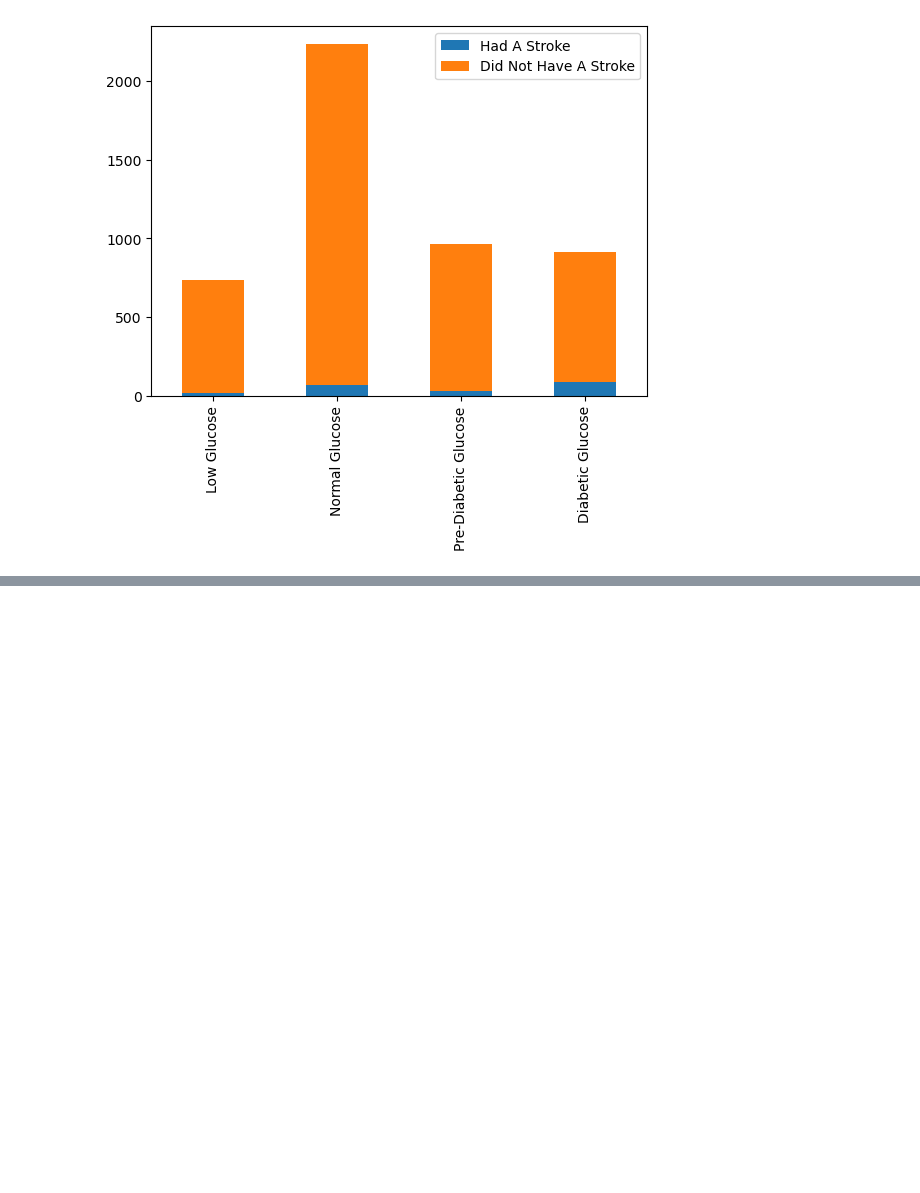
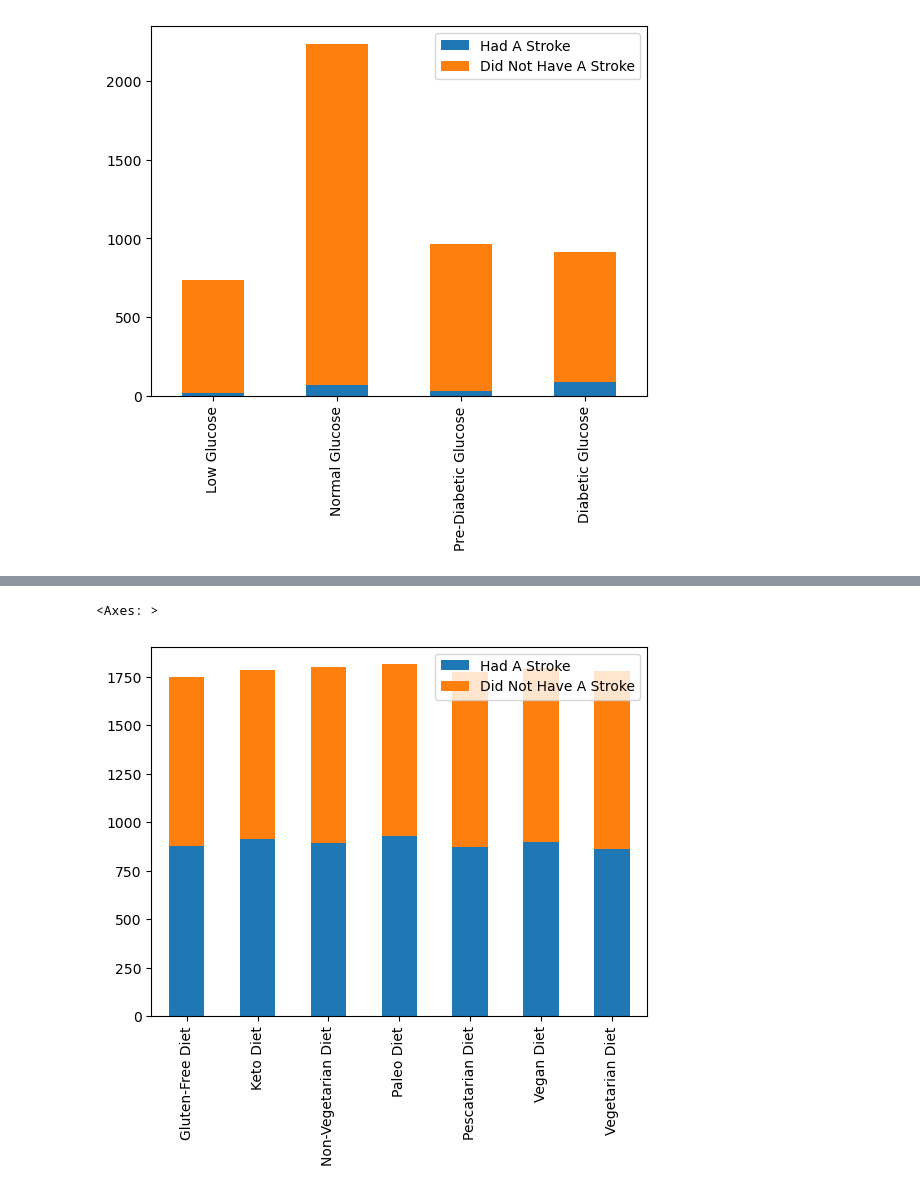
Before and after one commit to eeneedles/group-two-project-one, a Jupyter notebook: test_code_em.ipynb, the cells around one changed output, grey strips where cells are left out. Cells and saved outputs as stored; diff of their text form; code cells hidden in the pictures; blank space fills up the shorter version.

```diff
--- a/test_code_em.ipynb
+++ b/test_code_em.ipynb
@@ -618,0 +618,6 @@ activity_df.plot.bar(stacked=True)
+# %%
+# Find number of people in each diet category who have had a stroke (combined_prediction)
+stroke_df = combined_prediction_df.loc[combined_prediction_df['Diagnosis_y']=='Stroke']
+print("Diet of People Who Have Had a Stroke")
+stroke_diet = print_diet(stroke_df)
+stroke_diet
@@ -618,0 +640,6 @@ activity_df.plot.bar(stacked=True)
+# %%
+# Find number of people in each diet category who have not had a stroke (combined_prediction)
+no_stroke_df = combined_prediction_df.loc[combined_prediction_df['Diagnosis_y']=='No Stroke']
+print("Diet of People Who Have Not Had a Stroke")
+no_stroke_diet = print_diet(no_stroke_df)
+no_stroke_diet
@@ -618,0 +662,16 @@ activity_df.plot.bar(stacked=True)
+# %%
+# Gather keys for bar graph showing strokes per diet category
+diet_index = list(all_diets.keys())
+
+# Gather values for bar graph showing strokes per diet category
+diet_data = {
+    'Had A Stroke': list(stroke_diet.values()),
+    'Did Not Have A Stroke': list(no_stroke_diet.values())
+}
+
+# Plot stacked bar graph
+diet_df = pd.DataFrame(diet_data, index = diet_index)
+diet_df.plot.bar(stacked=True)
+# %% [output]
+<Axes: >
+[figure, added]
```
Also changed, not shown: parts of 23 cells of this notebook.
